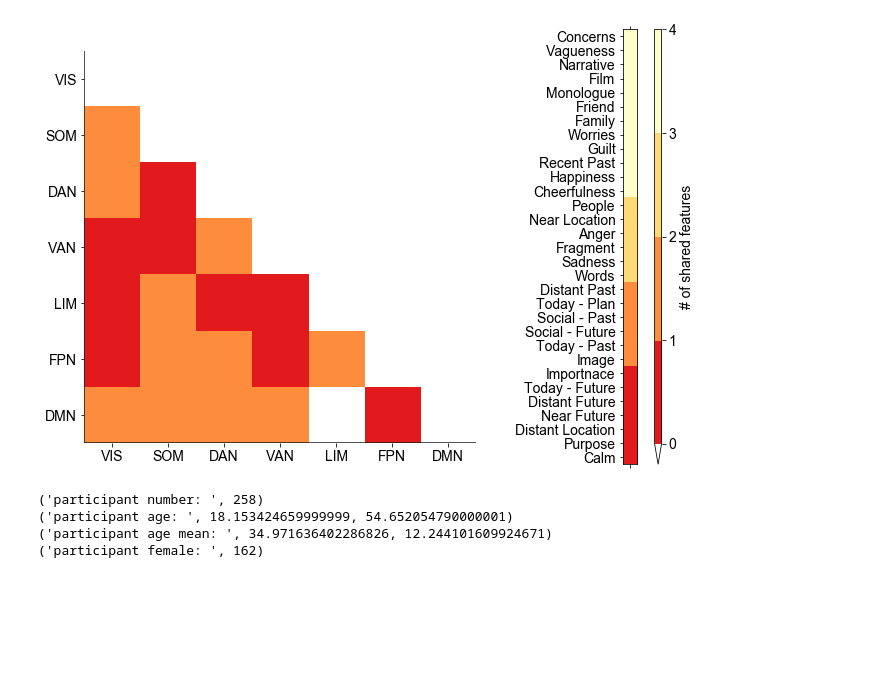
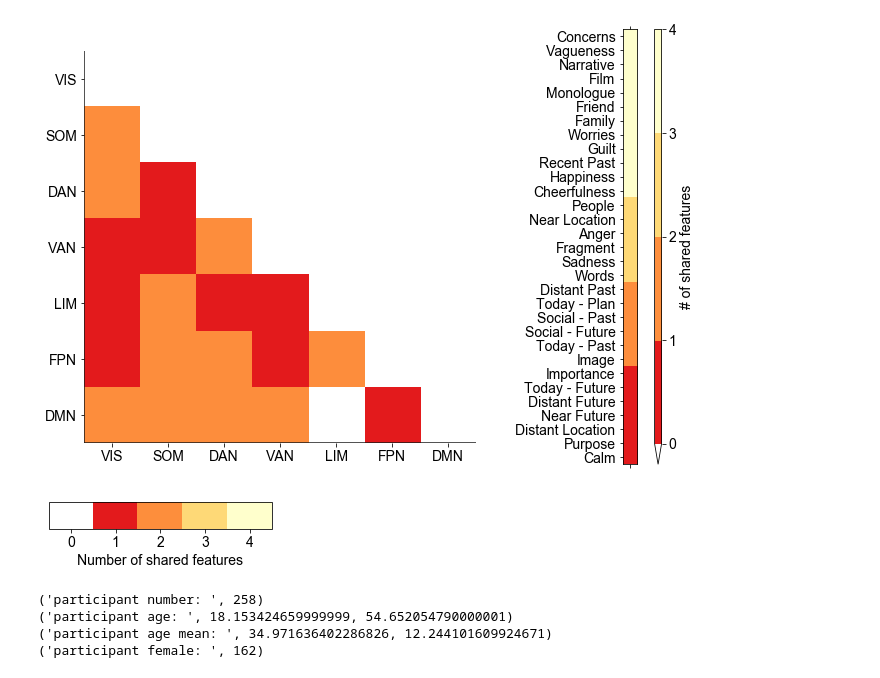
Before and after one commit to htwangtw/patterns-of-thought, a Jupyter notebook: notebooks/4.0-Ploting.ipynb, the cells around one changed output. Cells and saved outputs as stored; diff of their text form; code cells hidden in the pictures; blank space fills up the shorter version.

```diff
--- a/notebooks/4.0-Ploting.ipynb
+++ b/notebooks/4.0-Ploting.ipynb
@@ -141,7 +151,7 @@ Plot
 set_text_size(14)
 plt.close('all')
 
-colours = matplotlib.cm.YlOrRd_r(np.linspace(0, 1, n + 1))
+colours = mpl.cm.YlOrRd_r(np.linspace(0, 1, n + 1))
 
 cmap = mpl.colors.ListedColormap(['w'] + list(colours)[1:])
 cmap.set_over('0')
@@ -181,10 +191,29 @@ cb = mpl.colorbar.ColorbarBase(cax, cmap=cmap,
                                 orientation='vertical')
 cb.set_ticklabels(range(0, n + 2))
 cb.set_label('# of shared features')
-plt.savefig('./reports/shared_features.png', bbox_inches='tight', dpi=300)
+plt.savefig('./reports/Yeo7_shared_features.png', bbox_inches='tight', dpi=300, transparent=True)
 plt.show()
 # %% [output]
 [figure]
+# %%
+fig = plt.figure(figsize=(4, 0.5))
+ax = fig.add_subplot(111)
+cb = mpl.colorbar.ColorbarBase(ax, cmap=cmap,
+                                norm=norm,
+                                # to use 'extend', you must
+                                # specify two extra boundaries:
+                                boundaries=None,
+                                extend='neither',
+                                ticks=bounds,  # optional
+                                spacing='uniform',
+                                orientation='horizontal')
+cb.set_ticks(np.array(range(5)) + 0.5)
+cb.set_ticklabels(range(5))
+cb.set_label('Number of shared features')
+plt.savefig('./reports/n_feature_colorbar.png', bbox_inches='tight', dpi=300, transparent=True)
+plt.show()
+# %% [output]
+[figure, added]
 # %%
 print('participant number: ', df.shape[0])
 print('participant age: ', np.min(dataset['Age']), np.max(dataset['Age']))
```
Also changed, not shown: parts of 19 cells of this notebook, 38 other files.
